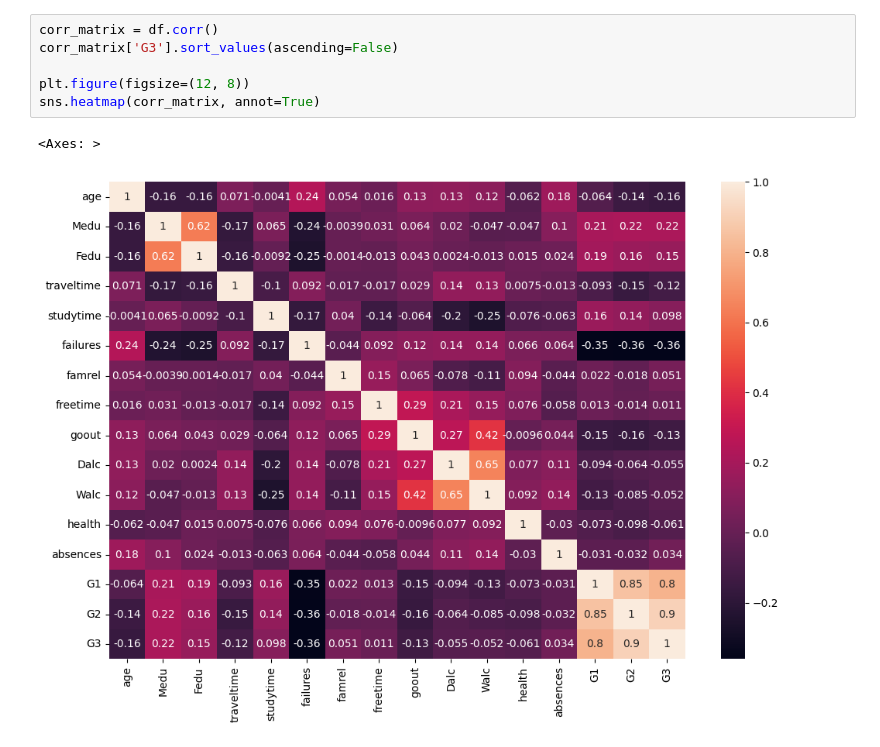
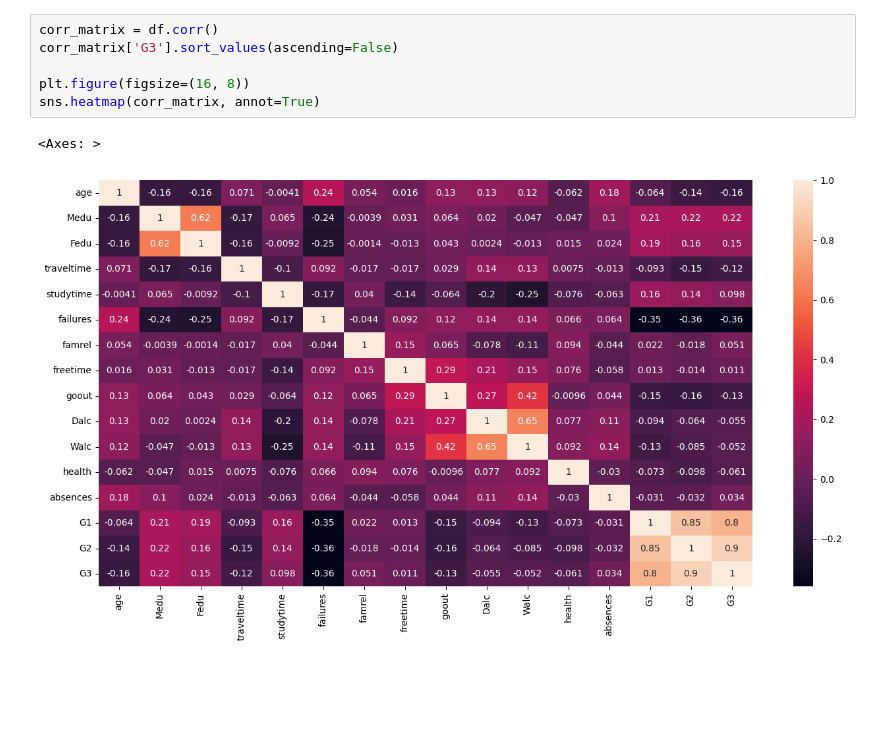
Before and after one commit to Matdrox/grade-predictor, a Jupyter notebook: test.ipynb, the cells around one changed output. Cells and saved outputs as stored; diff of their text form; blank space fills up the shorter version.

```diff
--- a/test.ipynb
+++ b/test.ipynb
@@ -30,12 +30,12 @@ array([[<Axes: xlabel='G3', ylabel='G3'>,
 # %%
 corr_matrix = df.corr()
 corr_matrix['G3'].sort_values(ascending=False)
 
-plt.figure(figsize=(12, 8))
+plt.figure(figsize=(16, 8))
 sns.heatmap(corr_matrix, annot=True)
 # %% [output]
 <Axes: >
-[figure, old version]
+[figure, new version]
 # %%
 corr_matrix['G3'].sort_values(ascending=False)
 
```
Also changed, not shown: parts of 3 cells of this notebook.
